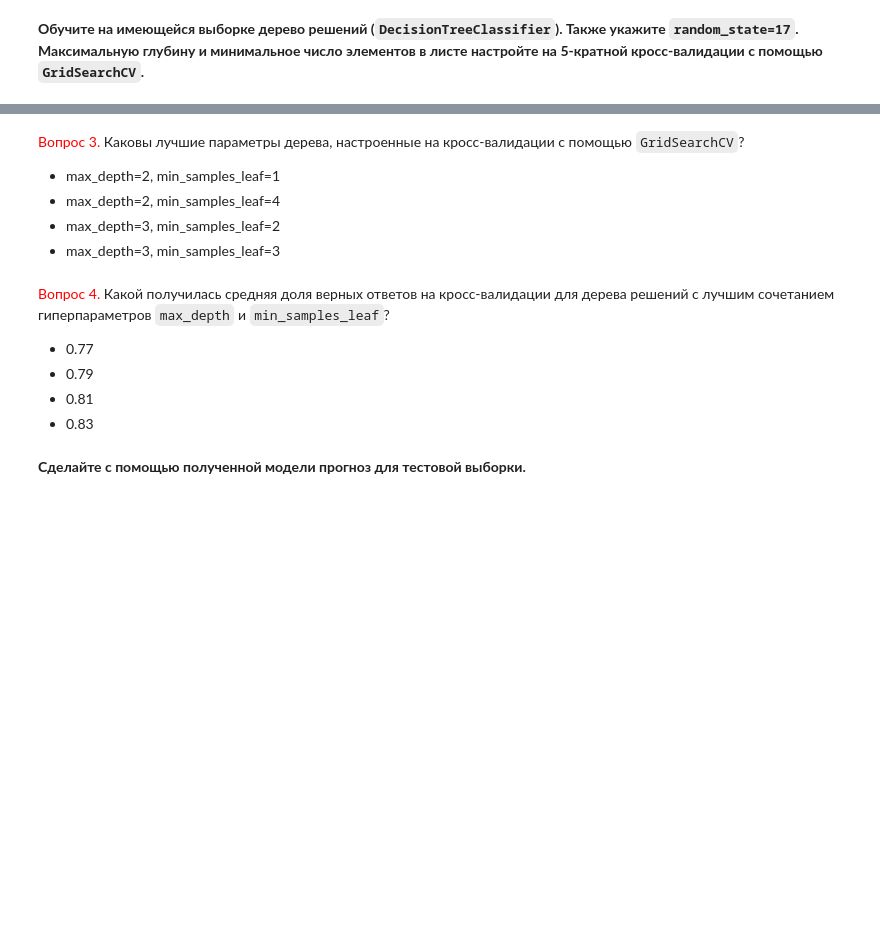
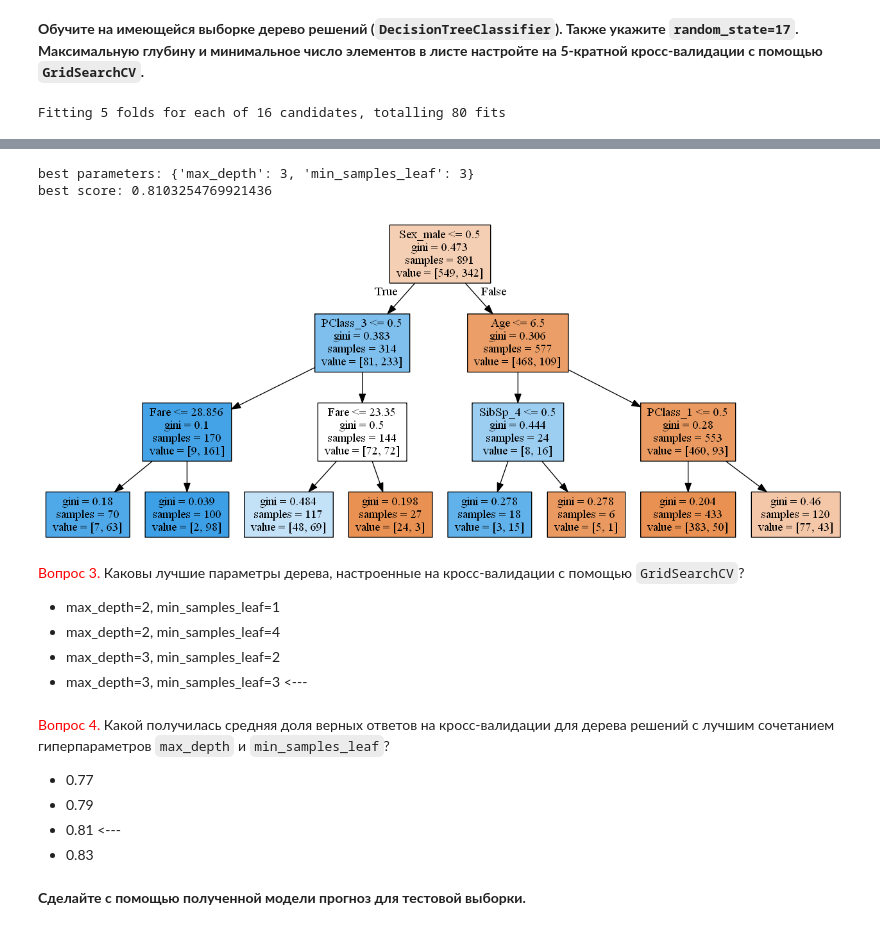
Before and after one commit to easterprince/Machine-Learning-Introduction, a Jupyter notebook: materials/practices/2_decision_tree_knn/lesson3_practice_trees_titanic.ipynb, the cells around one changed output, grey strips where cells are left out. Drawn from its saved outputs; the diff is of its cells as text; code cells hidden in the pictures; blank space fills up the shorter version.

```diff
--- a/materials/practices/2_decision_tree_knn/lesson3_practice_trees_titanic.ipynb
+++ b/materials/practices/2_decision_tree_knn/lesson3_practice_trees_titanic.ipynb
@@ -224,0 +242,14 @@ tree_params = {'max_depth': list(range(1, 5)),
+# %%
+# tree params for grid search
+tree_params = {'max_depth': list(range(1, 5)),
+               'min_samples_leaf': list(range(1, 5))}
+
+# decision tree training
+decisionTree = DecisionTreeClassifier(random_state = 17)
+tree_grid = GridSearchCV(decisionTree, tree_params, cv = 5, n_jobs = -1, verbose = True)
+tree_grid.fit(train_df, y)
+print('best parameters: {0}'.format(tree_grid.best_params_))
+print('best score: {0}'.format(tree_grid.best_score_))
+showTreeImage(tree_grid.best_estimator_, '2')
+# %% [output]
+Fitting 5 folds for each of 16 candidates, totalling 80 fits
@@ -225,14 +258,17 @@ tree_params = {'max_depth': list(range(1, 5)),
+best parameters: {'max_depth': 3, 'min_samples_leaf': 3}
+best score: 0.8103254769921436
+[figure, added]
 # %% [markdown]
 <font color='red'>Вопрос 3. </font> Каковы лучшие параметры дерева, настроенные на кросс-валидации с помощью `GridSearchCV`?
 - max_depth=2, min_samples_leaf=1
 - max_depth=2, min_samples_leaf=4
 - max_depth=3, min_samples_leaf=2
-- max_depth=3, min_samples_leaf=3
+- max_depth=3, min_samples_leaf=3 <---
 # %% [markdown]
 <font color='red'>Вопрос 4. </font> Какой получилась средняя доля верных ответов на кросс-валидации для дерева решений с лучшим сочетанием гиперпараметров `max_depth` и `min_samples_leaf`?
 - 0.77
 - 0.79
-- 0.81
+- 0.81 <---
 - 0.83
 # %% [markdown]
 **Сделайте с помощью полученной модели прогноз для тестовой выборки.**
```
Also changed, not shown: parts of 15 cells of this notebook, 7 other files.
